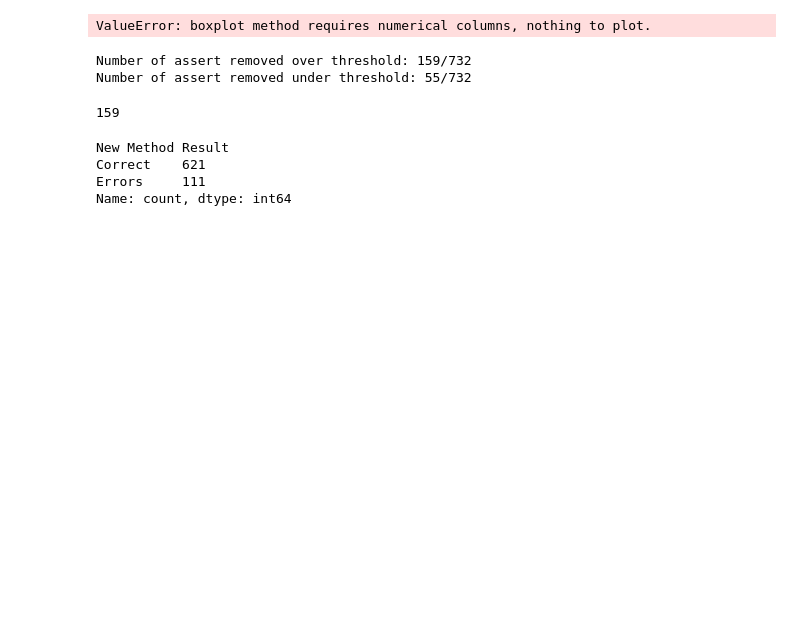
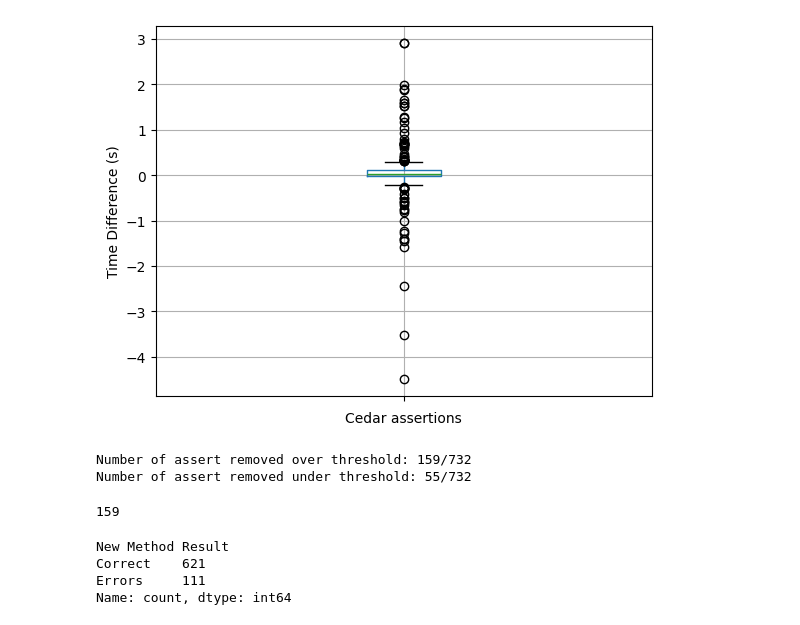
Before and after one commit to ricostynha1/dafny_laurel_repair, a Jupyter notebook: notebooks/pruning_analysis.ipynb, the cells around one changed output. Drawn from its saved outputs; the diff is of its cells as text; code cells hidden in the pictures; blank space fills up the shorter version.

```diff
--- a/notebooks/pruning_analysis.ipynb
+++ b/notebooks/pruning_analysis.ipynb
@@ -105,13 +101,16 @@ df
 # %%
-df.boxplot(column=["Time Difference"])
+ax = df.boxplot(column=["Time Difference"])
 
+ax.set_xticklabels([])
 # Add labels and title
-plt.title("Box Plot of Time Difference")
-
+plt.ylabel("Time Difference (s)")
+plt.xlabel("Cedar assertions")  # Replace the column name with "Cedar"
+# plt.title("Box Plot of Time Difference")
+plt.savefig(f"../results/boxplot_{PROJECT}.png")
 # Show the plot
 plt.show()
 # %% [output]
-ValueError: boxplot method requires numerical columns, nothing to plot.
+[figure, added]
 # %%
 THRESHOLD = 0.1
 over_threshold = (df["Time Difference"] > THRESHOLD).sum()
```
Also changed, not shown: parts of 5 cells of this notebook, 4 other files.
